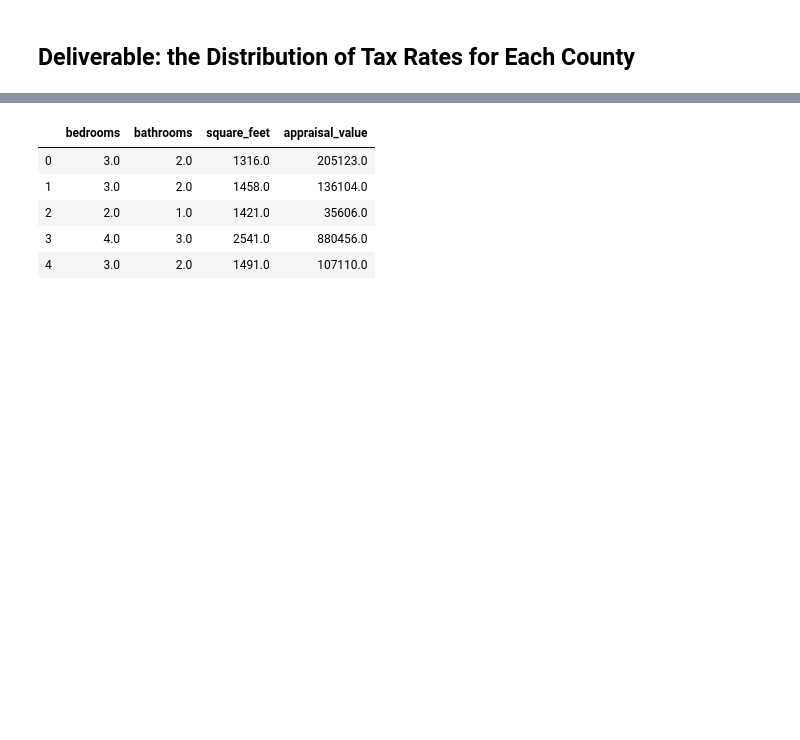
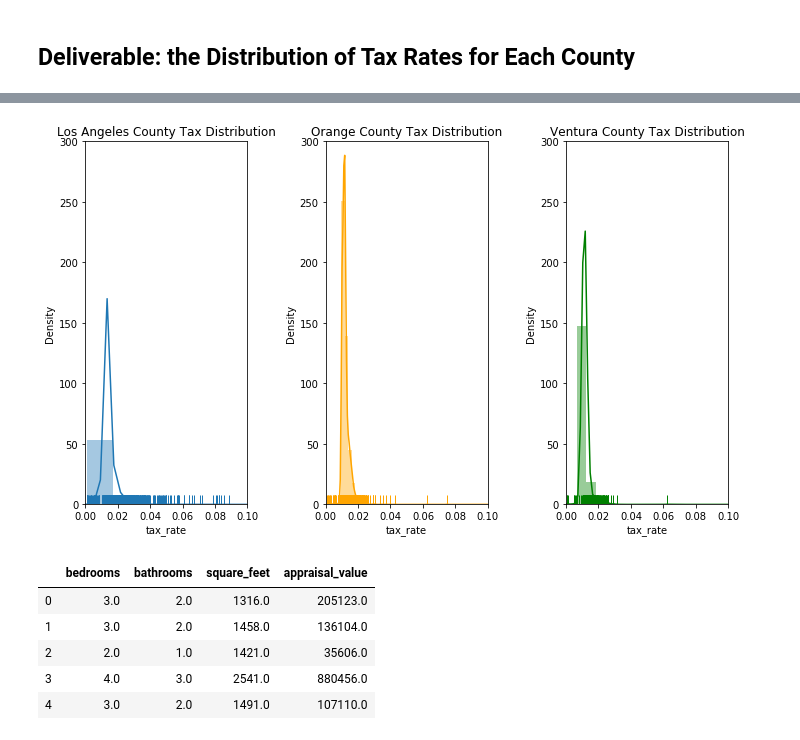
Before and after one commit to QuantumKane/zillow_regression_project, a Jupyter notebook: zillow_explore.ipynb, the cells around one changed output, grey strips where cells are left out. Drawn from its saved outputs; the diff is of its cells as text; code cells hidden in the pictures; blank space fills up the shorter version.

```diff
--- a/zillow_explore.ipynb
+++ b/zillow_explore.ipynb
@@ -219,3 +200,31 @@ for i,x in enumerate(ax):
+# %%
+# Visualization showing side-by-side comparison of County Tax Rate
+
+plt.figure(figsize=(10,6))
+
+plt.subplot(1,3,1)
+sns.distplot(los_angeles_tax_dist, bins=50, kde=True, rug=True)
+plt.xlim(0, .10)
+plt.ylim(0, 300)
+plt.title("Los Angeles County Tax Distribution")
+
+plt.subplot(1,3,2)
+sns.distplot(orange_tax_dist, bins=50, kde=True, rug=True, color='orange')
+plt.xlim(0, .10)
+plt.ylim(0, 300)
+plt.title("Orange County Tax Distribution")
+
+plt.subplot(1,3,3)
+sns.distplot(ventura_tax_dist, bins=50, kde=True, rug=True, color='green')
+plt.xlim(0, .10)
+plt.ylim(0, 300)
+plt.title("Ventura County Tax Distribution")
+
+plt.tight_layout()
+
+plt.show()
+# %% [output]
+[figure, added]
 # %%
 # After reviewing the pairwise correlations, I've decided on my features
 
```
Also changed, not shown: parts of 5 cells of this notebook.
